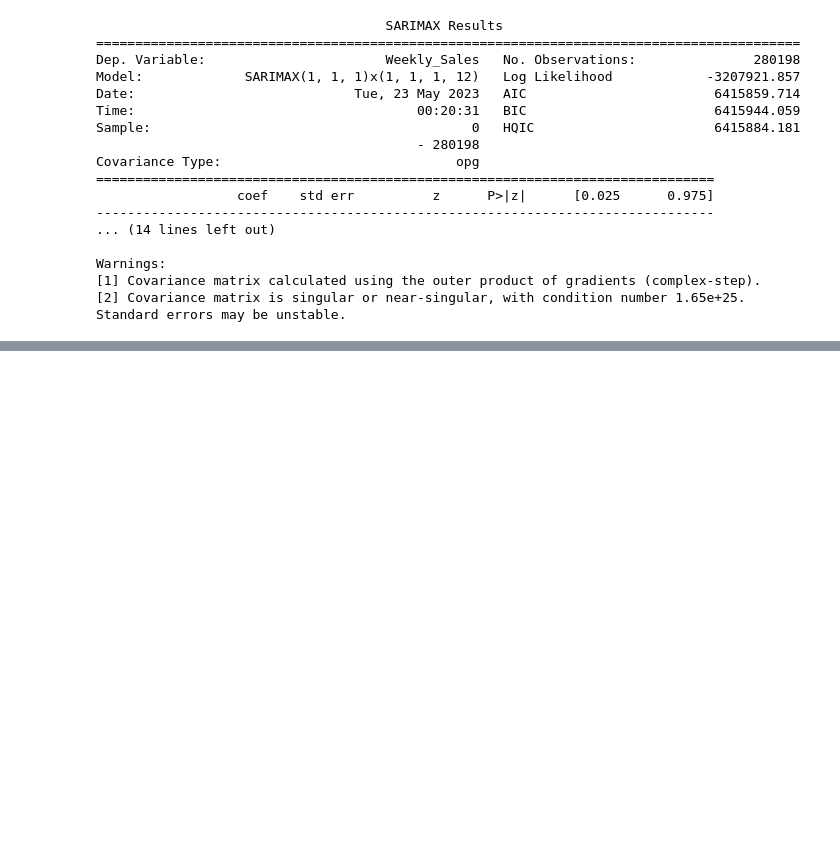
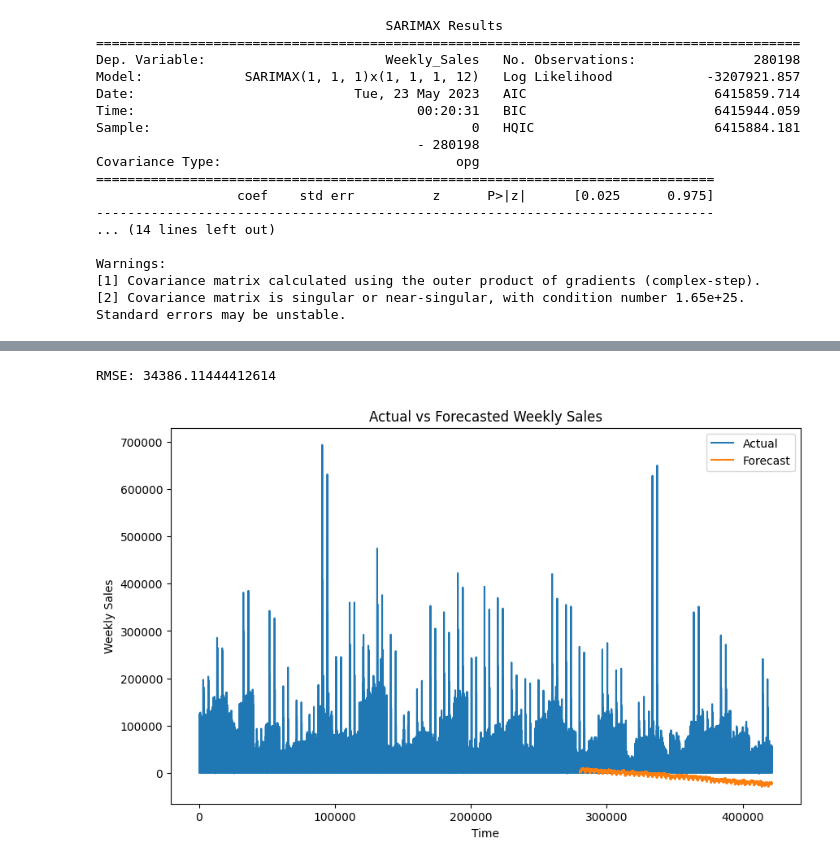
Before and after one commit to Kerushification/TimeSeriesForecasting, a Jupyter notebook: walmart.ipynb, the cells around one changed output, grey strips where cells are left out. Drawn from its saved outputs; the diff is of its cells as text; code cells hidden in the pictures; blank space fills up the shorter version.

```diff
--- a/walmart.ipynb
+++ b/walmart.ipynb
@@ -119,0 +132,12 @@ mse = ((predicted_values - test_data["Weekly_Sales"]) ** 2).mean()
+# %%
+#Convert IsHoliday bool type to int
+test_data["IsHoliday"] = test_data["IsHoliday"].astype(int)
+
+#Convert exogenous variables to float type
+test_data[exog_vars] = test_data[exog_vars].astype(float)
+
+#Generate forecasts
+forecast = results.get_forecast(steps=len(test_data), exog=test_data[exog_vars])
+
+#Generate predicted mean
+forecasted_values = forecast.predicted_mean
@@ -119,0 +155,22 @@ mse = ((predicted_values - test_data["Weekly_Sales"]) ** 2).mean()
+# %%
+from sklearn.metrics import mean_squared_error
+import numpy as np
+
+actual_values = test_data["Weekly_Sales"]
+rmse = np.sqrt(mean_squared_error(actual_values, forecasted_values))
+print("RMSE:", rmse)
+# %% [output]
+RMSE: 34386.11444412614
+# %%
+import matplotlib.pyplot as plt
+
+plt.figure(figsize=(10, 6))
+plt.plot(actual_values, label="Actual")
+plt.plot(forecasted_values, label="Forecast")
+plt.legend()
+plt.xlabel("Time")
+plt.ylabel("Weekly Sales")
+plt.title("Actual vs Forecasted Weekly Sales")
+plt.show()
+# %% [output]
+[figure, added]
```
Also changed, not shown: parts of 6 cells of this notebook.
